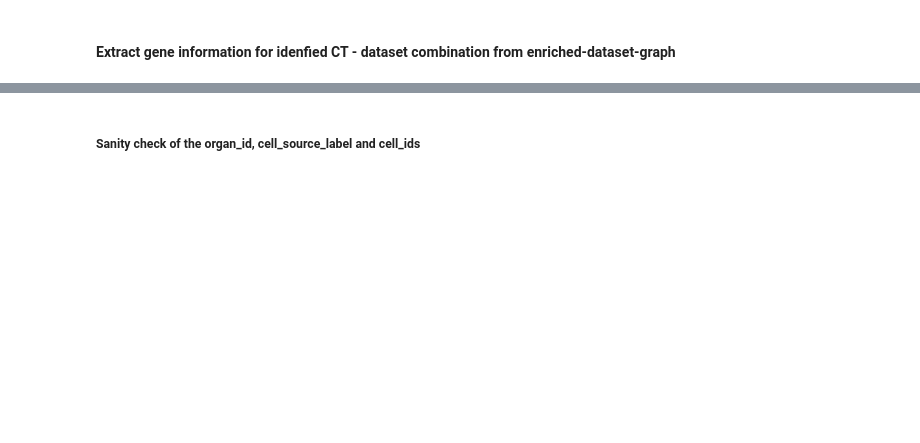
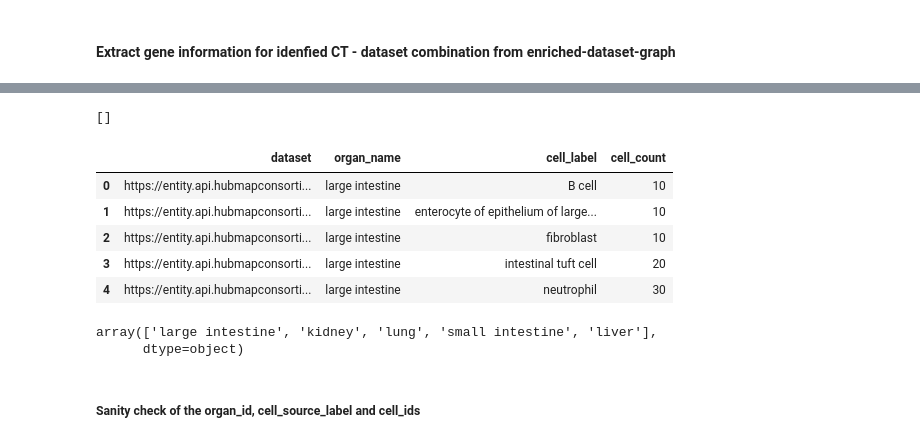
Before and after one commit to cns-iu/hra-ftu-explorer-supporting-information, a Jupyter notebook: FTU-workflow.ipynb, the cells around one changed output, grey strips where cells are left out. Saved outputs shown, nothing was run; the diff lists cells and outputs as text; code cells hidden in the pictures; blank space fills up the shorter version.

Commit message:
Added code to get count of cells per cell label per organ name per dataset

```diff
--- a/FTU-workflow.ipynb
+++ b/FTU-workflow.ipynb
@@ -440,2 +569,13 @@ print(aggregated_summaries.unique())
+# %%
+# Remove rows where organ_name is 'heart' or 'urinary_bladder'
+filtered_result_df = result_df[~result_df['organ_name'].isin(['heart', 'urinary bladder'])]
+# %%
+filtered_df = filtered_result_df[(filtered_result_df['organ_name'] == 'heart') & (filtered_result_df['cell_label'] == 'hepatocyte')]
+aggregated_summaries = filtered_df['dataset']
+
+# Display the aggregated_summaries
+print(aggregated_summaries.unique())
+# %% [output]
+[]
 # %%
 result_df.to_csv('output/filtered-CTs-with-datasets-with-gene-information-1.csv', index=False)
@@ -441,0 +584,12 @@ result_df.to_csv('output/filtered-CTs-with-datasets-with-gene-information-1.csv'
+# %%
+# Get count of cells per cell_label per organ_name per dataset
+cell_counts = filtered_result_df.groupby(['dataset', 'organ_name', 'cell_label']).size().reset_index(name='cell_count')
+
+cell_counts.head()
+# %% [output]
+|  | dataset | organ_name | cell_label | cell_count |
+| 0 | https://entity.api.hubmapconsorti... | large intestine | B cell | 10 |
+| 1 | https://entity.api.hubmapconsorti... | large intestine | enterocyte of epithelium of large... | 10 |
+| 2 | https://entity.api.hubmapconsorti... | large intestine | fibroblast | 10 |
+| 3 | https://entity.api.hubmapconsorti... | large intestine | intestinal tuft cell | 20 |
+| 4 | https://entity.api.hubmapconsorti... | large intestine | neutrophil | 30 |
@@ -442,3 +599,8 @@ result_df.to_csv('output/filtered-CTs-with-datasets-with-gene-information-1.csv'
+# %%
+cell_counts['organ_name'].unique()
+# %% [output]
+array(['large intestine', 'kidney', 'lung', 'small intestine', 'liver'],
+      dtype=object)
 # %% [markdown]
 ##### Sanity check of the organ_id, cell_source_label and cell_ids
 # %%
```
Also changed, not shown: parts of 60 cells of this notebook, 12 other files.
